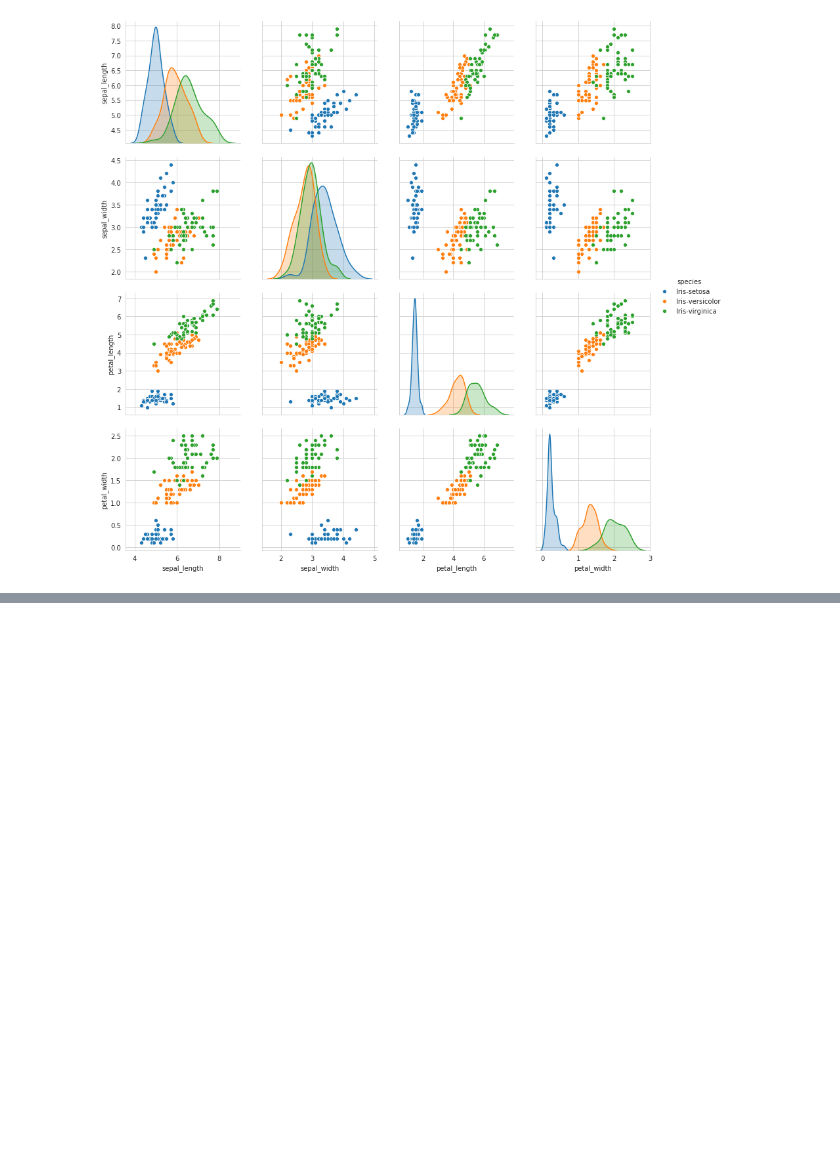
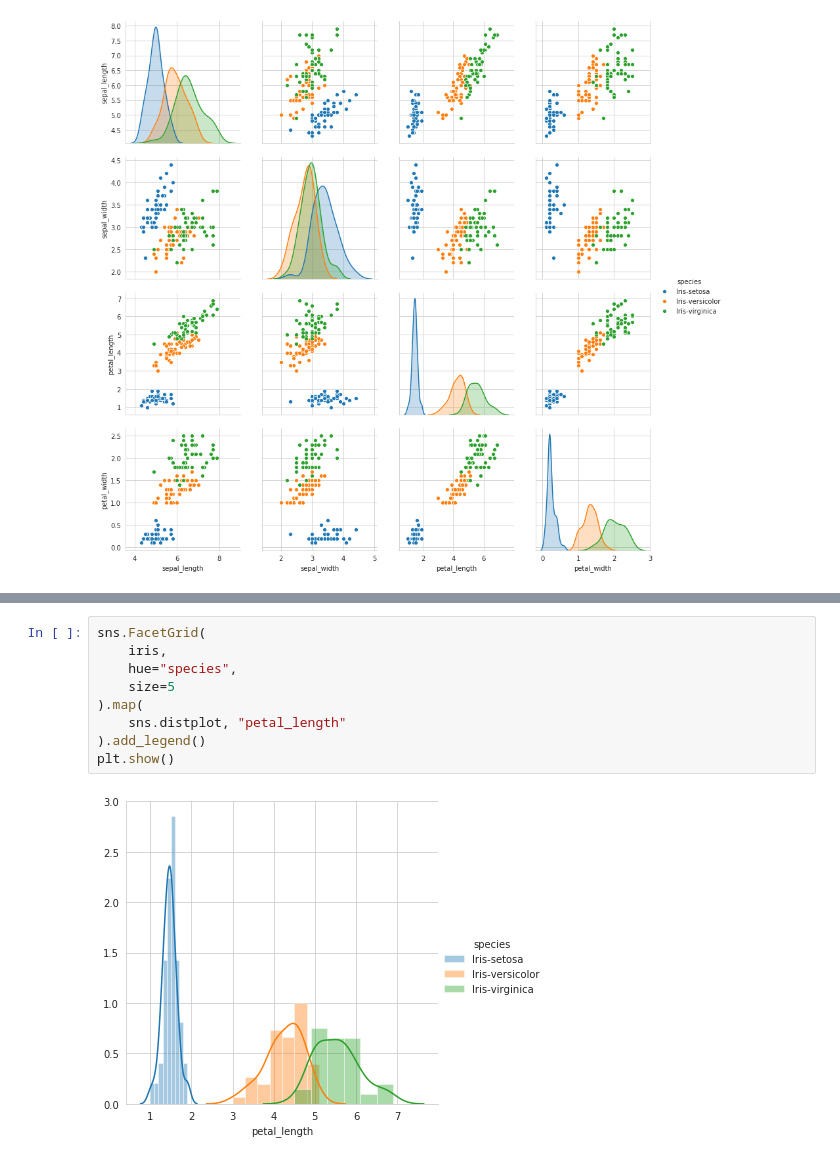
Before and after one commit to ashishsth7586/arduino, a Jupyter notebook: Module 2: Data Science Exploratory Data Analysis and Visualization/01_Plotting for EDA/Plotting for EDA.ipynb, the cells around one changed output, grey strips where cells are left out. Saved outputs shown, nothing was run; the diff lists cells and outputs as text; blank space fills up the shorter version.

```diff
--- a/Module 2: Data Science Exploratory Data Analysis and Visualization/01_Plotting for EDA/Plotting for EDA.ipynb
+++ b/Module 2: Data Science Exploratory Data Analysis and Visualization/01_Plotting for EDA/Plotting for EDA.ipynb
@@ -112,0 +146,11 @@ __Observations:__
+# %%
+sns.FacetGrid(
+    iris,
+    hue="species",
+    size=5
+).map(
+    sns.distplot, "petal_length"
+).add_legend()
+plt.show()
+# %% [output]
+[figure, added]
```
Also changed, not shown: parts of 4 cells of this notebook.
